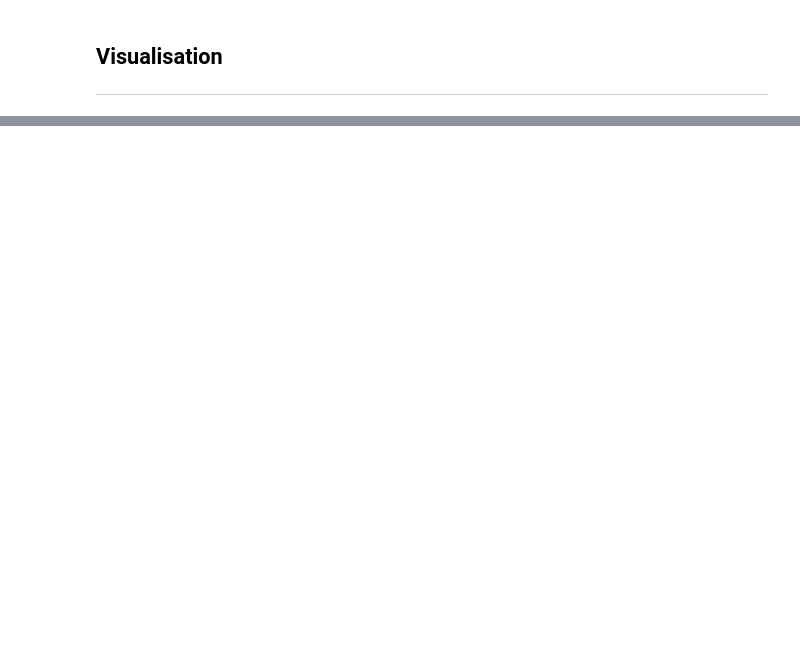
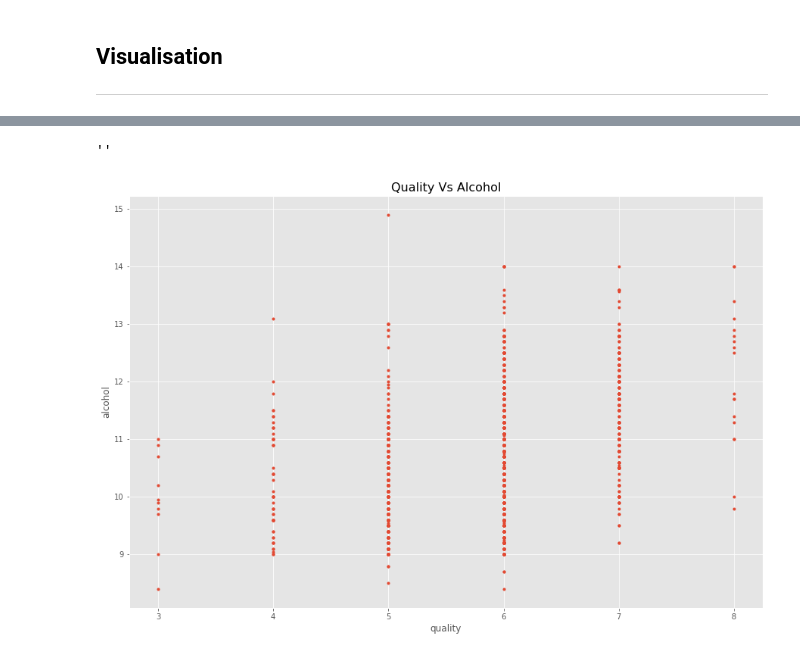
Before and after one commit to G00387847/machineLearningTask, a Jupyter notebook: classificationTask.ipynb, the cells around one changed output, grey strips where cells are left out. Drawn from its saved outputs; the diff is of its cells as text; code cells hidden in the pictures; blank space fills up the shorter version.

```diff
--- a/classificationTask.ipynb
+++ b/classificationTask.ipynb
@@ -143,0 +126,15 @@ df.hist(color='red',figsize=(10,10));
+# %%
+# New figure.
+fig, ax = plt.subplots()
+
+# Scatter plot.
+ax.plot(red['quality'], red['alcohol'], '.')
+
+# Set axis labels.
+ax.set_title('Quality Vs Alcohol',fontsize=16)
+ax.set_xlabel('quality');
+ax.set_ylabel('alcohol');
+;
+# %% [output]
+''
+[figure, added]
```
Also changed, not shown: parts of 35 cells of this notebook.
